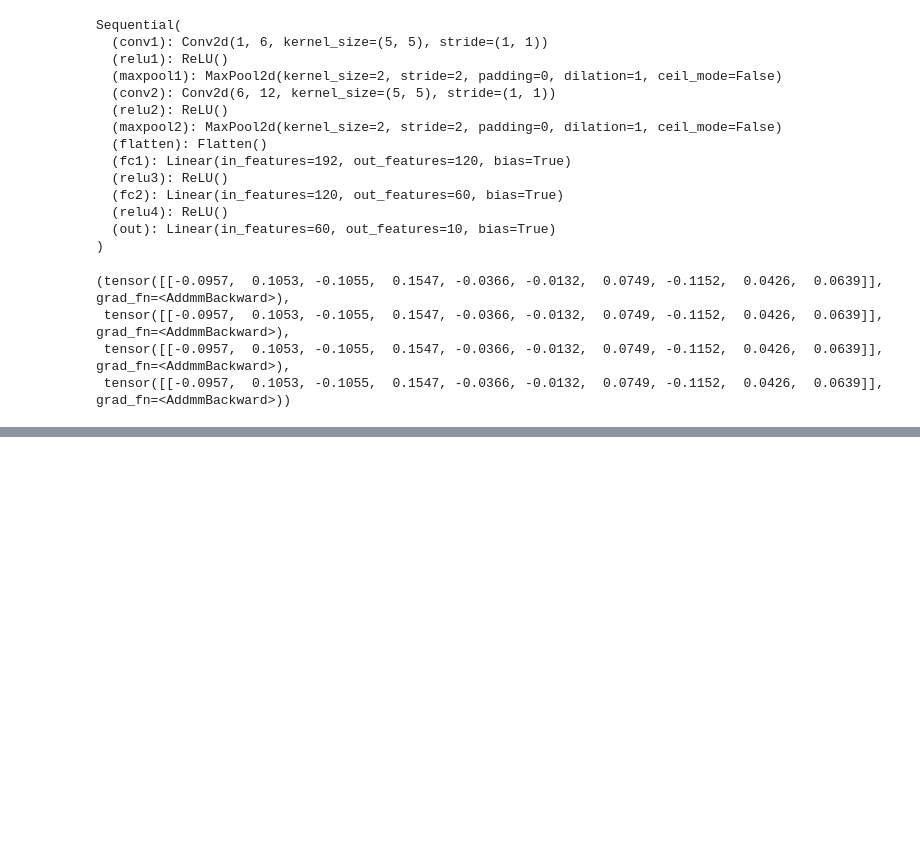
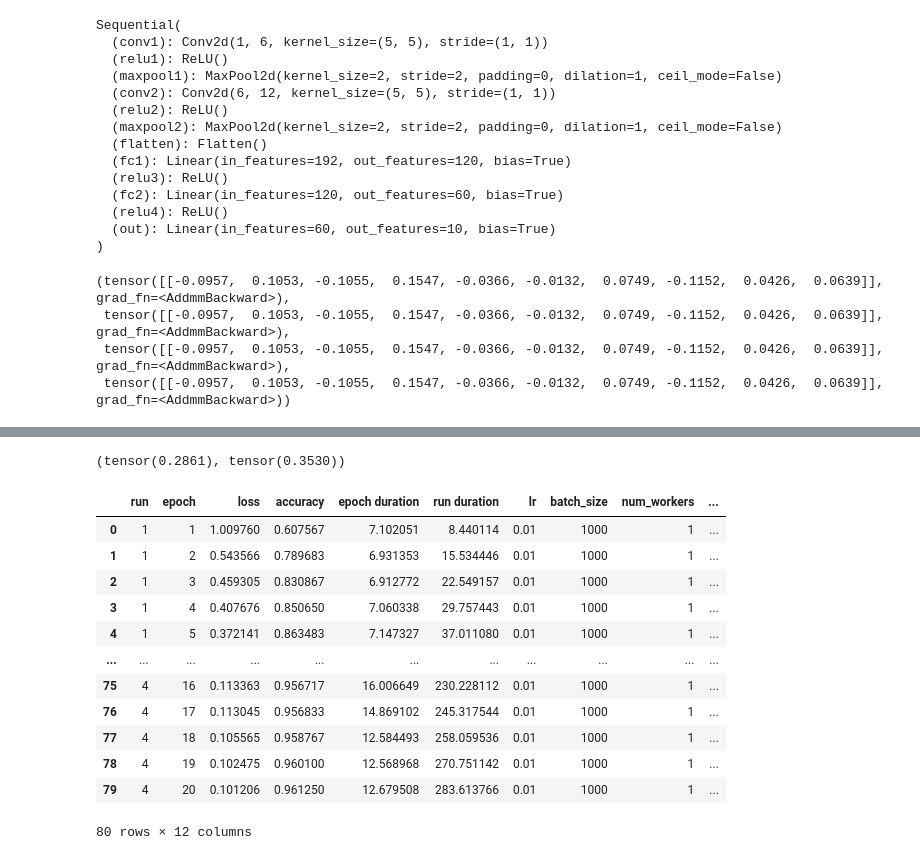
Before and after one commit to gmshashank/Pytorch, a Jupyter notebook: Part-7_Neural_Network_Programming.ipynb, the cells around one changed output, grey strips where cells are left out. Saved outputs shown, nothing was run; the diff lists cells and outputs as text; code cells hidden in the pictures; blank space fills up the shorter version.

Commit message:
Batch Normalization.

```diff
--- a/Part-7_Neural_Network_Programming.ipynb
+++ b/Part-7_Neural_Network_Programming.ipynb
@@ -287,0 +437,71 @@ network(image),sequential1(image),sequential2(image),sequential3(image)
+# %%
+loader=DataLoader(train_set,batch_size=len(train_set),num_workers=1)
+data=next(iter(loader))
+mean=data[0].mean()
+std=data[0].std()
+mean,std
+# %% [output]
+(tensor(0.2861), tensor(0.3530))
+# %%
+train_set_normal=torchvision.datasets.FashionMNIST(
+    root='./data',
+    train=True,
+    download=True,
+        transform=transforms.Compose([transforms.ToTensor(),transforms.Normalize(mean,std)]))
+# %%
+trainsets={
+    'not normal':train_set,
+    'normal':train_set_normal}
+# %%
+networks={
+    'no batch_norm':network1,
+    'batch_norm':network2
+}
+# %%
+params=OrderedDict(
+    lr=[0.01],
+    batch_size=[1000],
+    num_workers=[1],
+    device=['cuda'],
+    trainset=['not normal','normal'],
+    network=list(networks.keys())
+)
+
+m=RunManager()
+for run in RunBuilder.get_runs(params):
+    device=torch.device(run.device)
+    network=networks[run.network].to(device)
+    loader=DataLoader(trainsets[run.trainset],batch_size=run.batch_size,num_workers=run.num_workers)
+    optimizer=optim.Adam(network.parameters(),lr=run.lr)
+
+    m.begin_run(run,network,loader)
+    for epoch in range(20):
+        m.begin_epoch()
+        for batch in loader:
+            images=batch[0].to(device)
+            labels=batch[1].to(device)
+            preds=network(images)
+            loss=F.cross_entropy(preds,labels)
+            optimizer.zero_grad()
+            loss.backward()
+            optimizer.step()
+
+            m.track_loss(loss,batch)
+            m.track_num_correct(preds,labels)
+        m.end_epoch()
+    m.end_run()
+m.save('results')
+# %% [output]
+|  | run | epoch | loss | accuracy | epoch duration | run duration | lr | batch_size | num_workers | ... |
+| 0 | 1 | 1 | 1.009760 | 0.607567 | 7.102051 | 8.440114 | 0.01 | 1000 | 1 | ... |
+| 1 | 1 | 2 | 0.543566 | 0.789683 | 6.931353 | 15.534446 | 0.01 | 1000 | 1 | ... |
+| 2 | 1 | 3 | 0.459305 | 0.830867 | 6.912772 | 22.549157 | 0.01 | 1000 | 1 | ... |
+| 3 | 1 | 4 | 0.407676 | 0.850650 | 7.060338 | 29.757443 | 0.01 | 1000 | 1 | ... |
+| 4 | 1 | 5 | 0.372141 | 0.863483 | 7.147327 | 37.011080 | 0.01 | 1000 | 1 | ... |
+| ... | ... | ... | ... | ... | ... | ... | ... | ... | ... | ... |
+| 75 | 4 | 16 | 0.113363 | 0.956717 | 16.006649 | 230.228112 | 0.01 | 1000 | 1 | ... |
+| 76 | 4 | 17 | 0.113045 | 0.956833 | 14.869102 | 245.317544 | 0.01 | 1000 | 1 | ... |
+| 77 | 4 | 18 | 0.105565 | 0.958767 | 12.584493 | 258.059536 | 0.01 | 1000 | 1 | ... |
+| 78 | 4 | 19 | 0.102475 | 0.960100 | 12.568968 | 270.751142 | 0.01 | 1000 | 1 | ... |
+| 79 | 4 | 20 | 0.101206 | 0.961250 | 12.679508 | 283.613766 | 0.01 | 1000 | 1 | ... |
+80 rows × 12 columns
```
Also changed, not shown: parts of 10 cells of this notebook.
